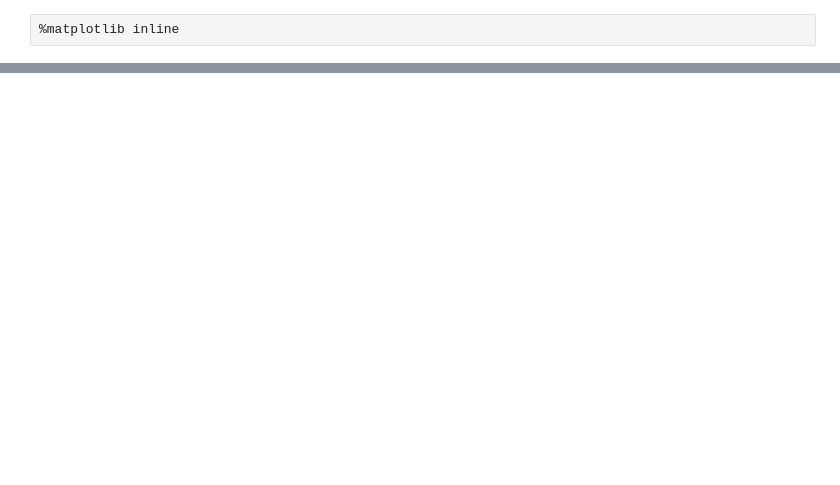
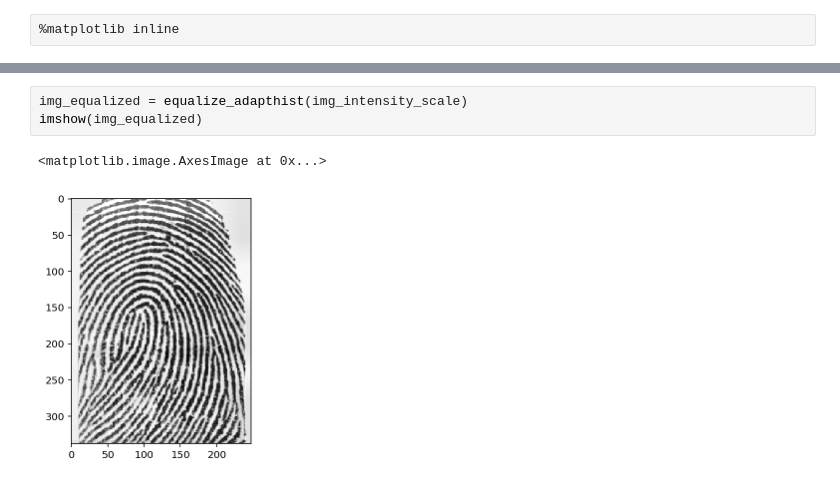
Before and after one commit to Antoninj/biometrics-project, a Jupyter notebook: preprocessing.ipynb, the cells around one changed output, grey strips where cells are left out. Cells and saved outputs as stored; diff of their text form; blank space fills up the shorter version.

```diff
--- a/preprocessing.ipynb
+++ b/preprocessing.ipynb
@@ -28,0 +34,6 @@ imshow(eq_img)
+# %%
+img_equalized = equalize_adapthist(img_intensity_scale)
+imshow(img_equalized)
+# %% [output]
+<matplotlib.image.AxesImage at 0x...>
+[figure, added]
```
Also changed, not shown: parts of 19 cells of this notebook, 6 other files.
